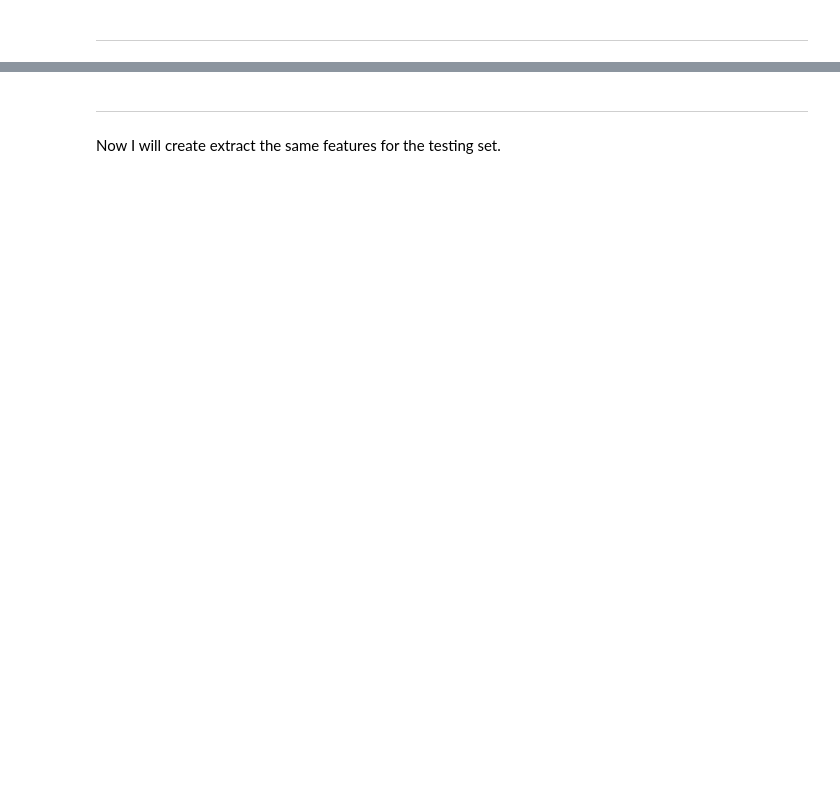
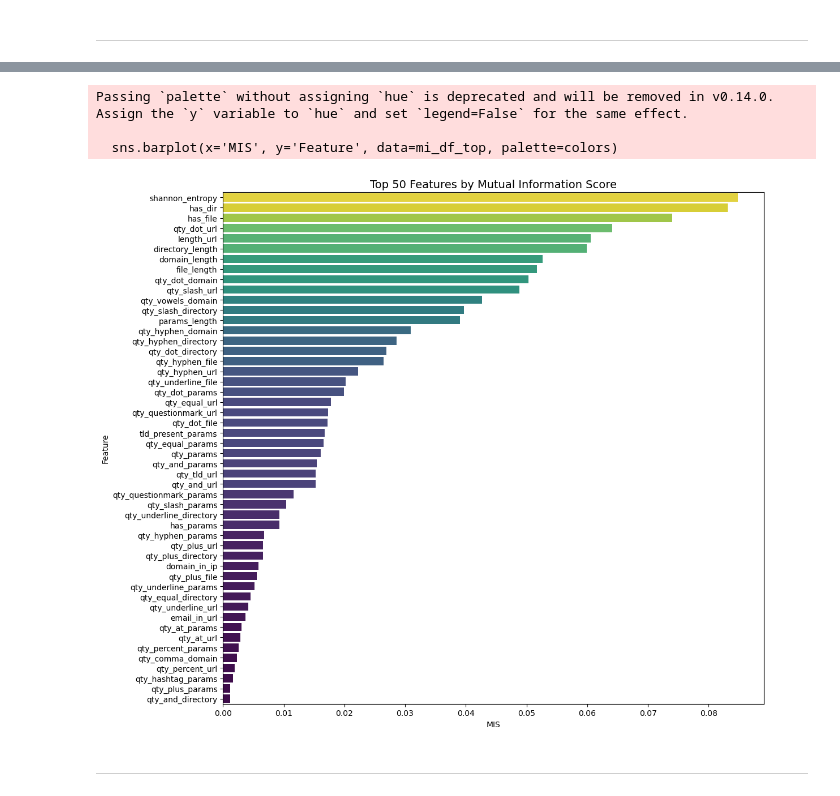
Before and after one commit to sisaruiz/Phishing-URLs-inspector, a Jupyter notebook: data mining and machine learning/2_Feature_Engineering.ipynb, the cells around one changed output, grey strips where cells are left out. Saved outputs shown, nothing was run; the diff lists cells and outputs as text; code cells hidden in the pictures; blank space fills up the shorter version.

```diff
--- a/data mining and machine learning/2_Feature_Engineering.ipynb
+++ b/data mining and machine learning/2_Feature_Engineering.ipynb
@@ -740,4 +594,41 @@ df.to_csv('dataset/training_datasetDEF.csv', index=False)
+# %%
+import pandas as pd
+import matplotlib.pyplot as plt
+import seaborn as sns
+from sklearn.feature_selection import mutual_info_classif
+from sklearn.preprocessing import LabelEncoder
+
+df = pd.read_csv('dataset/all_feats1.csv')
+
+X = df.drop(columns=['URL', 'Label'])
+y = df['Label']
+
+if y.dtype == 'object':
+    y = LabelEncoder().fit_transform(y)
+
+mis = mutual_info_classif(X, y, discrete_features='auto')
+mi_df = pd.DataFrame({'Feature': X.columns, 'MIS': mis})
+mi_df = mi_df.sort_values(by='MIS', ascending=False)
+
+# showcase only top 50 features for better clarity
+top_n = 50
+mi_df_top = mi_df.head(top_n)
+
+# color mapping
+norm = plt.Normalize(mi_df_top['MIS'].min(), mi_df_top['MIS'].max())
+colors = plt.cm.viridis(norm(mi_df_top['MIS'].values))
+
+plt.figure(figsize=(12, 10))
+sns.barplot(x='MIS', y='Feature', data=mi_df_top, palette=colors)
+plt.title(f'Top {top_n} Features by Mutual Information Score', fontsize=14)
+plt.xlabel('MIS')
+plt.ylabel('Feature')
+plt.tight_layout()
+plt.show()
+# %% [output]
+Passing `palette` without assigning `hue` is deprecated and will be removed in v0.14.0. Assign the `y` variable to `hue` and set `legend=False` for the same effect.
+
+  sns.barplot(x='MIS', y='Feature', data=mi_df_top, palette=colors)
+[figure, added]
 # %% [markdown]
 ***
-# %% [markdown]
-Now I will create extract the same features for the testing set.
```
Also changed, not shown: parts of 44 cells of this notebook, 2 other files.
